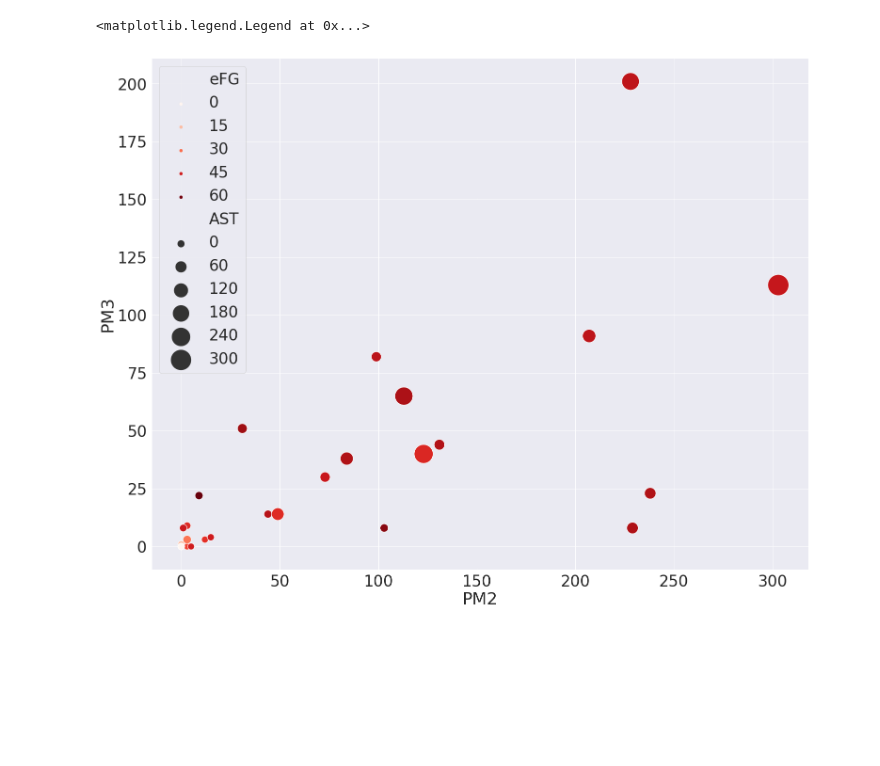
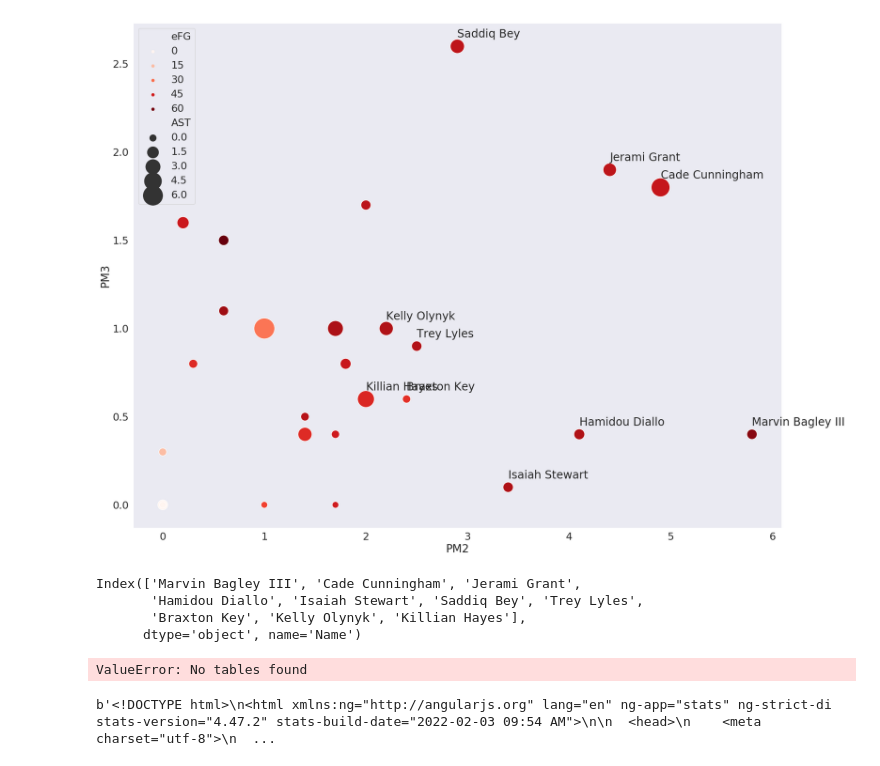
Before and after one commit to Blunt10K/NBA, a Jupyter notebook: notebooks/Pistons_analysis.ipynb, the cells around one changed output. Drawn from its saved outputs; the diff is of its cells as text; code cells hidden in the pictures; blank space fills up the shorter version.

Commit message:
Example Pistons plot

```diff
--- a/notebooks/Pistons_analysis.ipynb
+++ b/notebooks/Pistons_analysis.ipynb
@@ -28,7 +28,9 @@ inner_select = "(SELECT * FROM " + inner_join
 
 outer_join = "INNER JOIN Teams on Teams.ID=A.Team_ID "
 
-outer_select = "SELECT " + A_cols +  ", Teams.Name as Team FROM " + inner_select  + outer_join
+where = " WHERE Teams.Name = 'DET'"
+
+outer_select = "SELECT " + A_cols +  ", Teams.Name as Team FROM " + inner_select  + outer_join + where
 
 # "ORDER BY Game_day desc"
 # %%
@@ -50,7 +38,5 @@ s['Ranking'] = list(range(1,len(percentages)+1))
 # %%
-det = box_scores.groupby(["Team","Name"]).sum()
+det = box_scores.groupby(["Name"]).mean()
-# %%
-det = det.loc['DET',:]
 # %%
 det['FGP'] = 100*det['FGM']/det['FGA']
 det['FTP'] = 100*det['FTM']/det['FTA']
@@ -77,14 +63,31 @@ import seaborn as sns
 # %%
 import matplotlib.pyplot as plt
 fig, ax = plt.subplots(figsize=(25,20))
 
-sns.set(font_scale=3)
+sns.set(font_scale=2)
 
 sns.scatterplot(data = det,x='PM2',y='PM3',size='AST',hue='eFG',hue_norm=(det['eFG'].min(),det['eFG'].max()),
                 ax=ax,sizes=(200,2000),size_norm=(det['AST'].min(),det['AST'].max()),
                 palette = 'Reds')#,legend=False)
 
+
 ax.legend(loc='upper left')
+ax.grid(False)
+a = 0
+pm3 = list(det.columns).index('PM3')
+pm2 = list(det.columns).index('PM2')
+for i in det.sort_values('PM2',ascending=False).iterrows():
+    if a < 10:
+        plt.text(i[1][pm2],i[1][pm3]+.05,det.sort_values('PM2',ascending=False).index[a])
+    else:
+        break
+    a+=1
 # %% [output]
-<matplotlib.legend.Legend at 0x...>
-[figure, old version]
+[figure, new version]
+# %%
+det.sort_values('PM2',ascending=False).head(10).index
+# %% [output]
+Index(['Marvin Bagley III', 'Cade Cunningham', 'Jerami Grant',
+       'Hamidou Diallo', 'Isaiah Stewart', 'Saddiq Bey', 'Trey Lyles',
+       'Braxton Key', 'Kelly Olynyk', 'Killian Hayes'],
+      dtype='object', name='Name')
@@ -90,0 +103,8 @@ ax.legend(loc='upper left')
+# %%
+d = pd.read_html(page.content)
+# %% [output]
+ValueError: No tables found
+# %%
+page.content
+# %% [output]
+b'<!DOCTYPE html>\n<html xmlns:ng="http://angularjs.org" lang="en" ng-app="stats" ng-strict-di stats-version="4.47.2" stats-build-date="2022-02-03 09:54 AM">\n\n  <head>\n    <meta charset="utf-8">\n  ...
```
Also changed, not shown: parts of 4 cells of this notebook.
